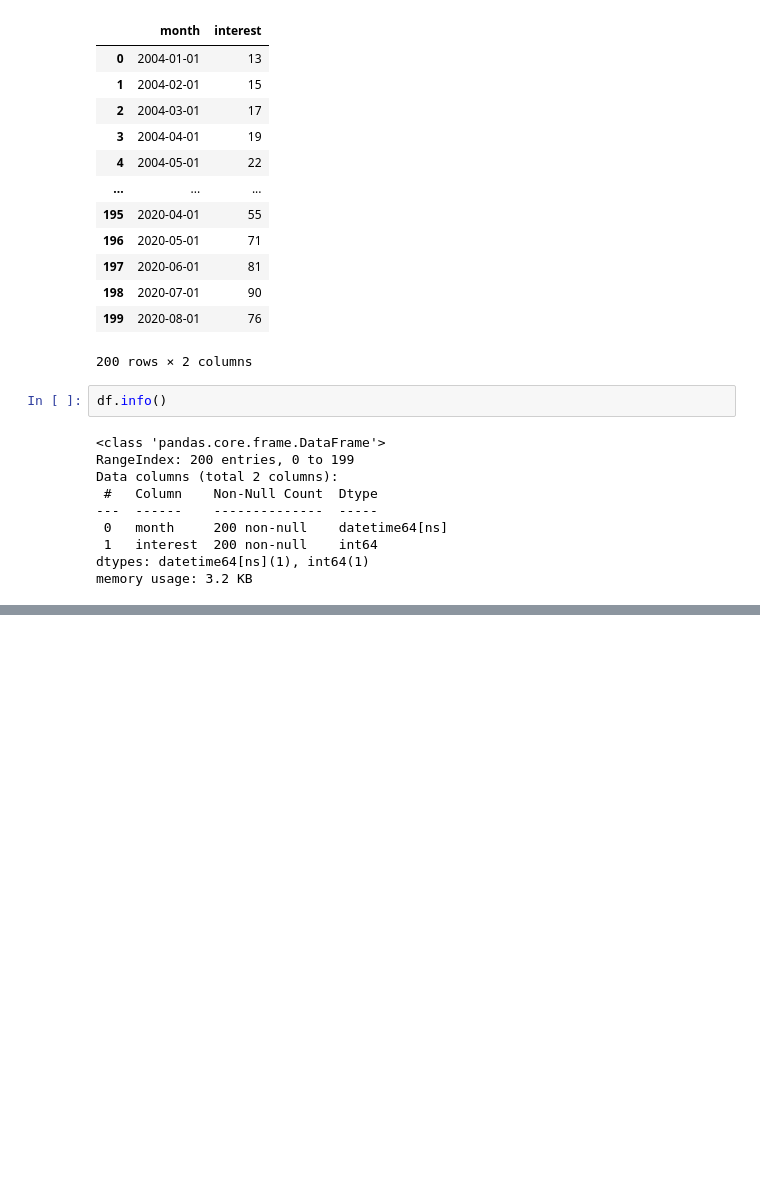
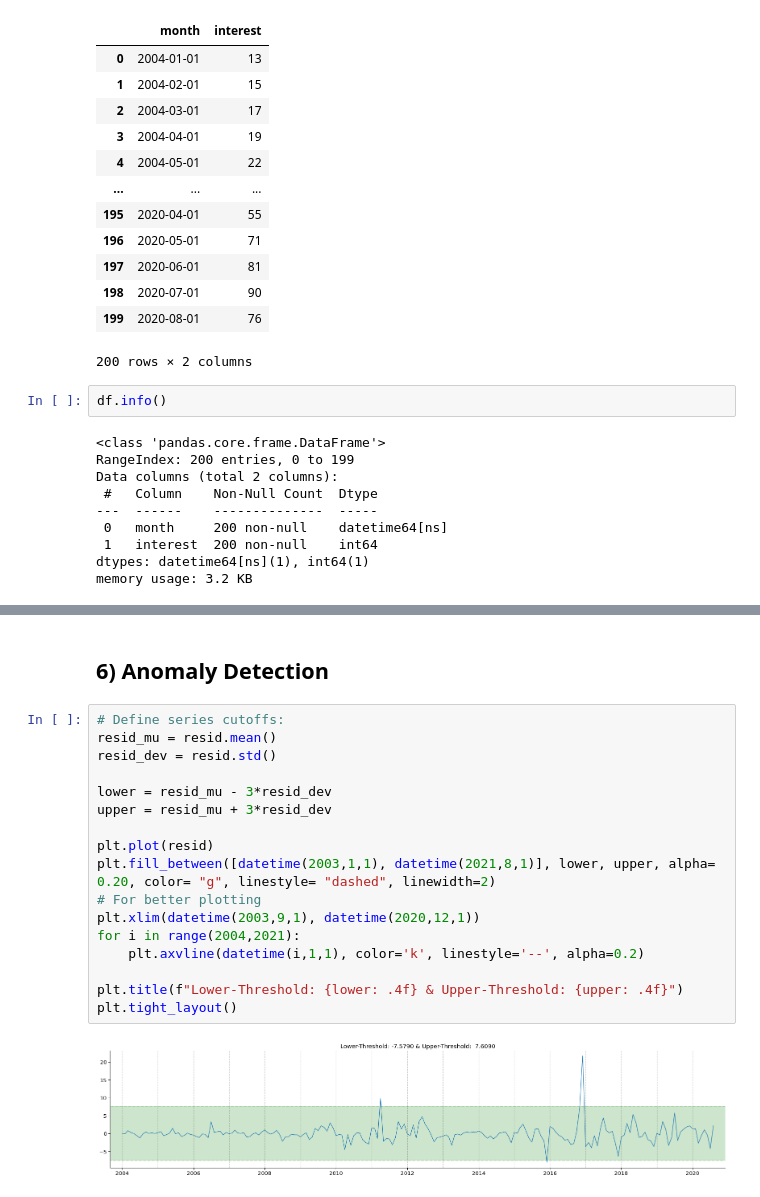
Before and after one commit to razielar/coursera_time_series_forecasting, a Jupyter notebook: anomaly_detection/AnomalyDetection_STL.ipynb, the cells around one changed output, grey strips where cells are left out. Drawn from its saved outputs; the diff is of its cells as text; blank space fills up the shorter version.

Commit message:
done with anomaly detection

```diff
--- a/anomaly_detection/AnomalyDetection_STL.ipynb
+++ b/anomaly_detection/AnomalyDetection_STL.ipynb
@@ -57,0 +157,21 @@ memory usage: 3.2 KB
+# %% [markdown]
+## 6) Anomaly Detection
+# %%
+# Define series cutoffs:
+resid_mu = resid.mean()
+resid_dev = resid.std()
+
+lower = resid_mu - 3*resid_dev
+upper = resid_mu + 3*resid_dev
+
+plt.plot(resid)
+plt.fill_between([datetime(2003,1,1), datetime(2021,8,1)], lower, upper, alpha= 0.20, color= "g", linestyle= "dashed", linewidth=2)
+# For better plotting
+plt.xlim(datetime(2003,9,1), datetime(2020,12,1))
+for i in range(2004,2021):
+    plt.axvline(datetime(i,1,1), color='k', linestyle='--', alpha=0.2)
+
+plt.title(f"Lower-Threshold: {lower: .4f} & Upper-Threshold: {upper: .4f}")
+plt.tight_layout()
+# %% [output]
+[figure, added]
```
Also changed, not shown: parts of 14 cells of this notebook.
